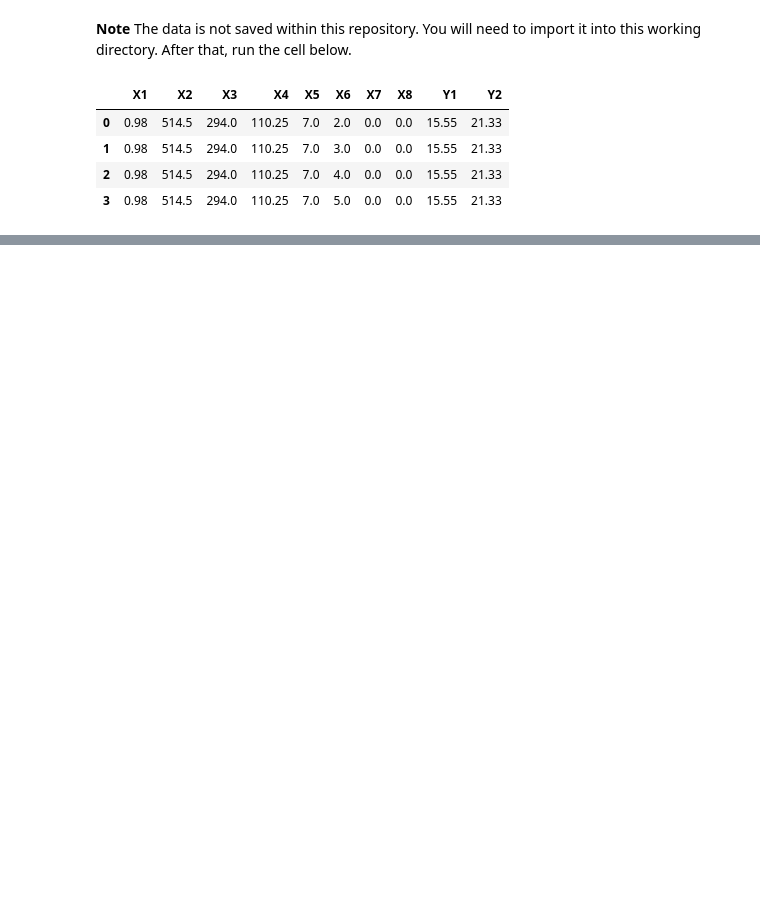
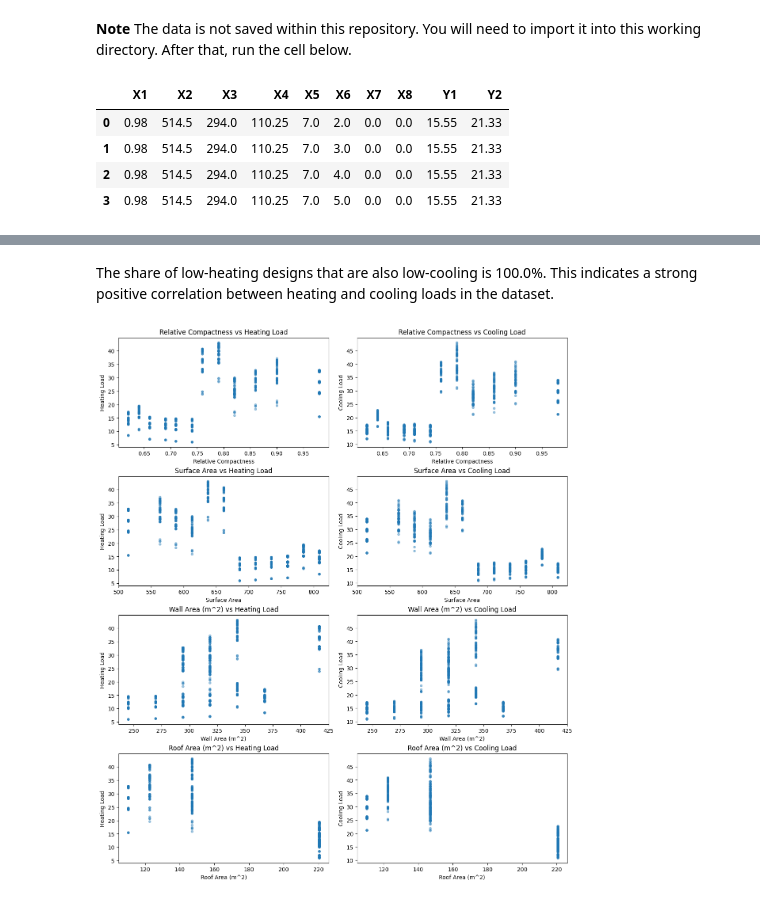
Before and after one commit to Ahmed-Honorbound/DS_Final_Project, a Jupyter notebook: processing.ipynb, the cells around one changed output, grey strips where cells are left out. Saved outputs shown, nothing was run; the diff lists cells and outputs as text; code cells hidden in the pictures; blank space fills up the shorter version.

```diff
--- a/processing.ipynb
+++ b/processing.ipynb
@@ -16,0 +185,28 @@ df.head(4)
+# %% [markdown]
+The share of low-heating designs that are also low-cooling is 100.0%. This indicates a strong positive correlation between heating and cooling loads in the dataset.
+# %%
+features = [
+    'Relative Compactness',
+    'Surface Area',
+    'Wall Area (m^2)',
+    'Roof Area (m^2)'
+]
+targets = ['Heating Load', 'Cooling Load']
+
+fig, axes = plt.subplots(
+    len(features), 2,
+    figsize=(12, 14),
+    constrained_layout=True
+)
+
+for row, feature in enumerate(features):
+    for col, target in enumerate(targets):
+        ax = axes[row, col]
+        ax.scatter(df[feature], df[target], alpha=0.4, s=15)
+        ax.set_xlabel(feature)
+        ax.set_ylabel(target)
+        ax.set_title(f'{feature} vs {target}')
+
+plt.show()
+# %% [output]
+[figure, added]
```
Also changed, not shown: parts of 18 cells of this notebook, 1 other file.
